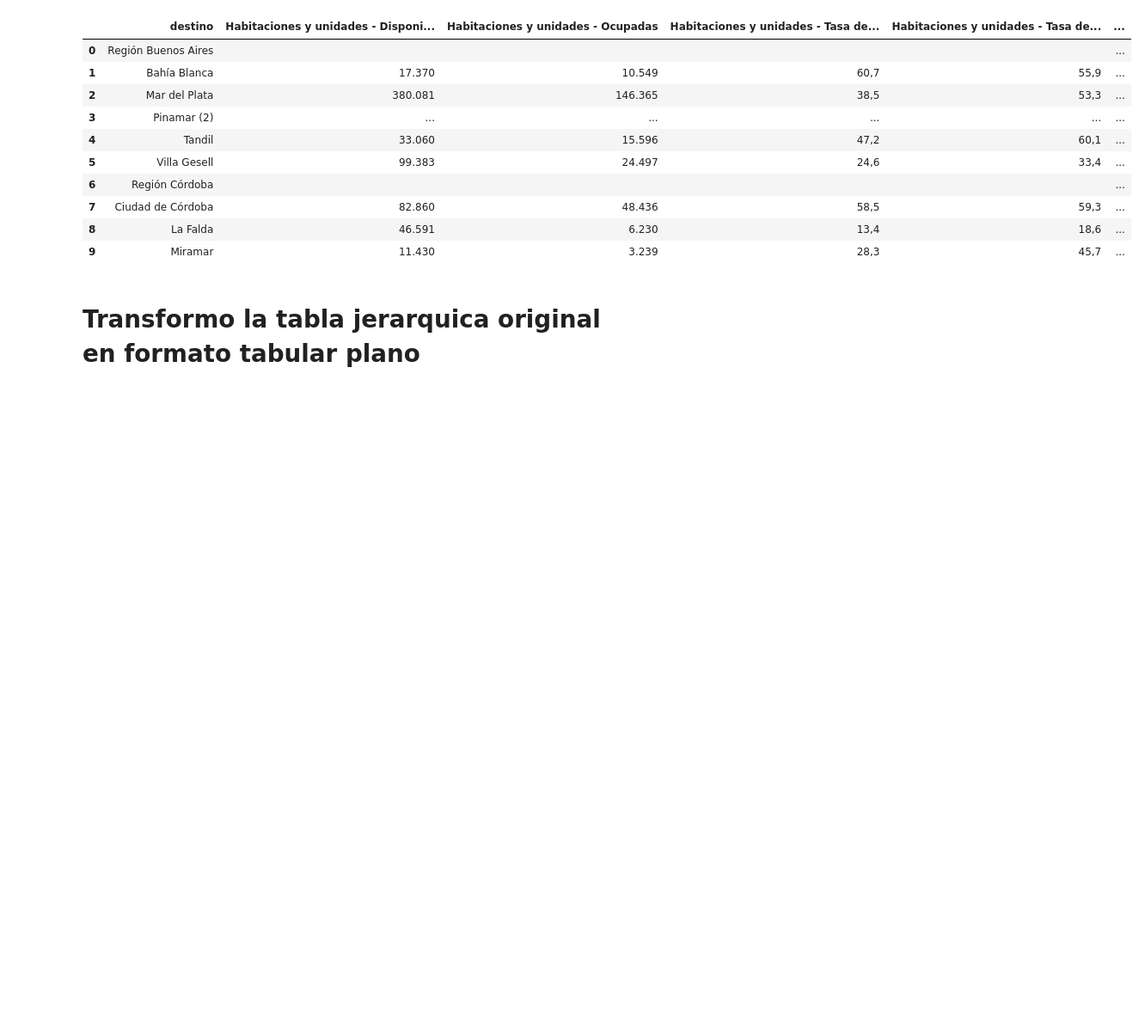
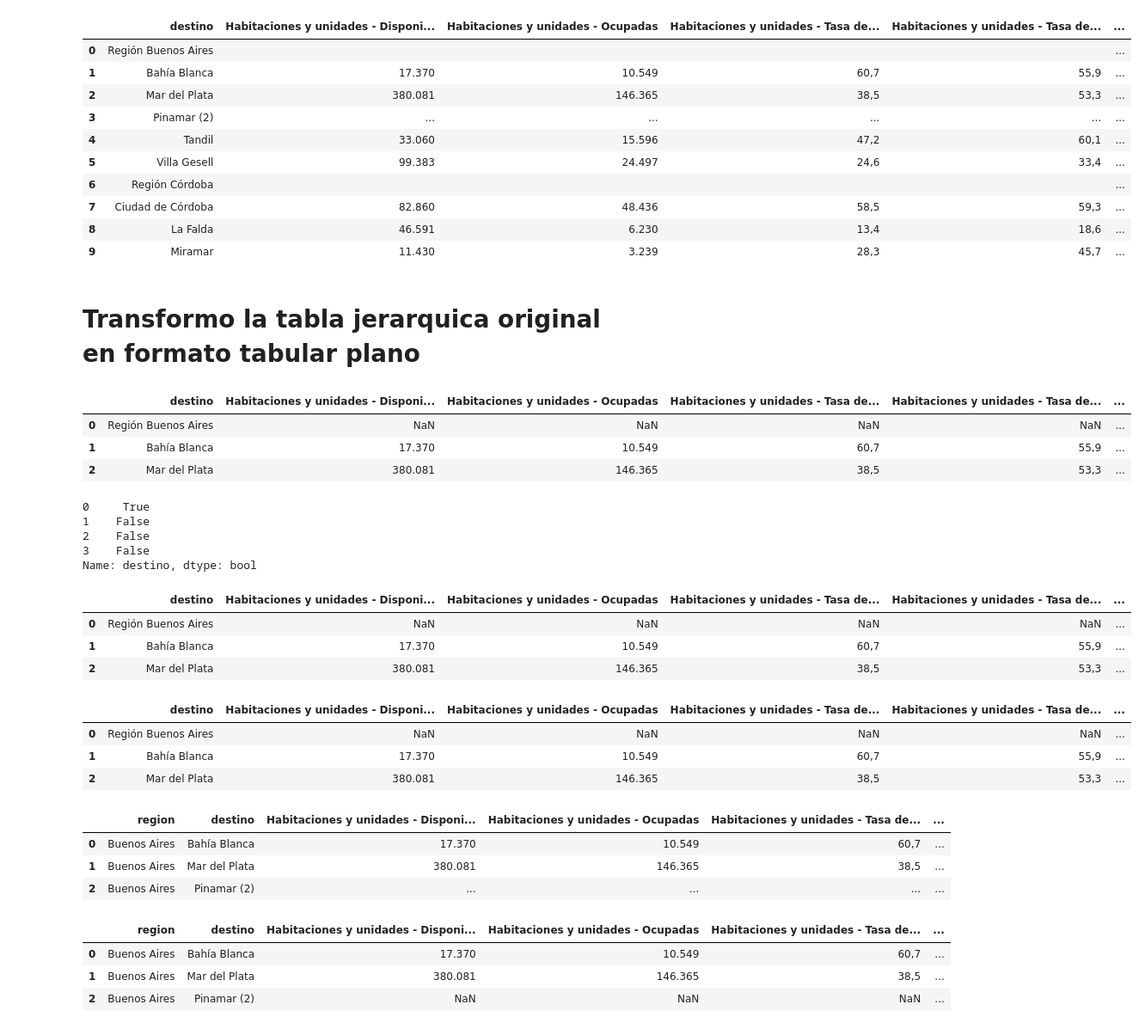
Before and after one commit to SolJosefinaMercado/ProcesamientoDelHabla, a Jupyter notebook: TP2_Procesamiento_PDF.ipynb, the cells around one changed output. Shown at 86% size. Cells and saved outputs as stored; diff of their text form; code cells hidden in the pictures; blank space fills up the shorter version.

```diff
--- a/TP2_Procesamiento_PDF.ipynb
+++ b/TP2_Procesamiento_PDF.ipynb
@@ -608,30 +610,28 @@ Primeras 2 filas:
 # %%
 encabezado = tabla_raw[:2]
 # %%
-# El encabezado esta compuesto por dos filas, ya que son dos categorias con subcategorias
 # unifico esas dos filas para poder tener un unico encabezado
-
-fila_grupo, fila_sub = tabla_raw[0], tabla_raw[1] #primer y segunda fila
+grupo, sub = tabla_raw[0], tabla_raw[1]
 
 nombres = []
-#grupo_actual es para que la variable exista antes de empezar el bucle. En cada vuelta, el código la usa para armar el nombre de la columna, pero solo le asigna un valor cuando encuentra un grupo nuevo en la primera fila
+
+# grupo actual almacena temporalmente los nombres de las columnas
 grupo_actual = ""
-# con zip recorro las listas en paralelo y de a pares
-# grupo es el contenido de tabla_raw[0], sub tabla_raw[1]
-for grupo, sub in zip(fila_grupo, fila_sub):
+
+# con zip recorro las listas en paralelo
+for grupo, sub in zip(grupo, sub):
     if grupo:
         # si existe contenido en la primer fila elimina los astericos y los espacios al inicio y final
         grupo_actual = grupo.replace("*", "").strip()
+
     if sub:
-        # si existe contenido en la segunda fila, suma a la lista nombres el nombre del grupo + nombre de sub grupo
-        # chr(10) es el carácter \n, reemplaza por espacio
-        nombres.append(f"{grupo_actual} - {sub.replace(chr(10), ' ')}")
+        nombres.append(f"{grupo_actual} - {sub.replace('\n', ' ')}")
+
     else:
         # expresion condicional A if condicion, else B
-        # Si ya hay nombres, es una columna de nota. nombres[-1] es el último elemento de la lista, o sea, el nombre de la columna de datos que está justo a su izquierda. Se le agrega(nota)
+        # Si ya hay nombres, es una columna de nota. nombres[-1] es el elemento anterior de la lista, o sea, el nombre de la columna de datos que está justo a su izquierda. Se le agrega(nota)
         nombres.append(f"{nombres[-1]} (nota)" if nombres else "destino")
 
-nombres[0] = "destino"
 print(nombres)
 # %% [output]
 ['destino', 'Habitaciones y unidades - Disponibles', 'Habitaciones y unidades - Disponibles (nota)', 'Habitaciones y unidades - Ocupadas', 'Habitaciones y unidades - Ocupadas (nota)', 'Habitaciones y  ...
@@ -662,2 +662,9 @@ import numpy as np
 df = df.replace(r"^\s*$", np.nan, regex=True)
+# %%
+df.head(3)
+# %% [output]
+|  | destino | Habitaciones y unidades - Disponi... | Habitaciones y unidades - Ocupadas | Habitaciones y unidades - Tasa de... | Habitaciones y unidades - Tasa de... | ... |
+| 0 | Región Buenos Aires | NaN | NaN | NaN | NaN | ... |
+| 1 | Bahía Blanca | 17.370 | 10.549 | 60,7 | 55,9 | ... |
+| 2 | Mar del Plata | 380.081 | 146.365 | 38,5 | 53,3 | ... |
 # %%
@@ -665,2 +672,10 @@ df = df.replace(r"^\s*$", np.nan, regex=True)
 es_region = df['destino'].str.startswith('Región', na=False)
+# %%
+print(es_region[:4])
+# %% [output]
+0     True
+1    False
+2    False
+3    False
+Name: destino, dtype: bool
 # %%
@@ -668,4 +683,11 @@ es_region = df['destino'].str.startswith('Región', na=False)
 df['region'] = df['destino'].where(es_region).astype('string').ffill()
+# %%
+df.head(3)
+# %% [output]
+|  | destino | Habitaciones y unidades - Disponi... | Habitaciones y unidades - Ocupadas | Habitaciones y unidades - Tasa de... | Habitaciones y unidades - Tasa de... | ... |
+| 0 | Región Buenos Aires | NaN | NaN | NaN | NaN | ... |
+| 1 | Bahía Blanca | 17.370 | 10.549 | 60,7 | 55,9 | ... |
+| 2 | Mar del Plata | 380.081 | 146.365 | 38,5 | 53,3 | ... |
 # %%
 # Elimino la palabra Region de cada fila
 df['region'] = df['region'].str.replace('Región', '', regex=False)
@@ -675,0 +694,7 @@ df = df[~es_region].reset_index(drop=True)
+# %%
+df.head(3)
+# %% [output]
+|  | destino | Habitaciones y unidades - Disponi... | Habitaciones y unidades - Ocupadas | Habitaciones y unidades - Tasa de... | Habitaciones y unidades - Tasa de... | ... |
+| 0 | Región Buenos Aires | NaN | NaN | NaN | NaN | ... |
+| 1 | Bahía Blanca | 17.370 | 10.549 | 60,7 | 55,9 | ... |
+| 2 | Mar del Plata | 380.081 | 146.365 | 38,5 | 53,3 | ... |
@@ -687,0 +707,7 @@ df[columnas_datos] = df[columnas_datos].replace("...", np.nan)
+# %%
+df.head(3)
+# %% [output]
+|  | region | destino | Habitaciones y unidades - Disponi... | Habitaciones y unidades - Ocupadas | Habitaciones y unidades - Tasa de... | ... |
+| 0 | Buenos Aires | Bahía Blanca | 17.370 | 10.549 | 60,7 | ... |
+| 1 | Buenos Aires | Mar del Plata | 380.081 | 146.365 | 38,5 | ... |
+| 2 | Buenos Aires | Pinamar (2) | ... | ... | ... | ... |
@@ -688,3 +719,10 @@ df[columnas_datos] = df[columnas_datos].replace("...", np.nan)
+# %%
+df.head(3)
+# %% [output]
+|  | region | destino | Habitaciones y unidades - Disponi... | Habitaciones y unidades - Ocupadas | Habitaciones y unidades - Tasa de... | ... |
+| 0 | Buenos Aires | Bahía Blanca | 17.370 | 10.549 | 60,7 | ... |
+| 1 | Buenos Aires | Mar del Plata | 380.081 | 146.365 | 38,5 | ... |
+| 2 | Buenos Aires | Pinamar (2) | NaN | NaN | NaN | ... |
 # %%
 # hago el drop Na y reseteo index
 df = df.dropna(subset=columnas_datos, how="all").reset_index(drop=True)
```
Also changed, not shown: parts of 12 cells of this notebook.
